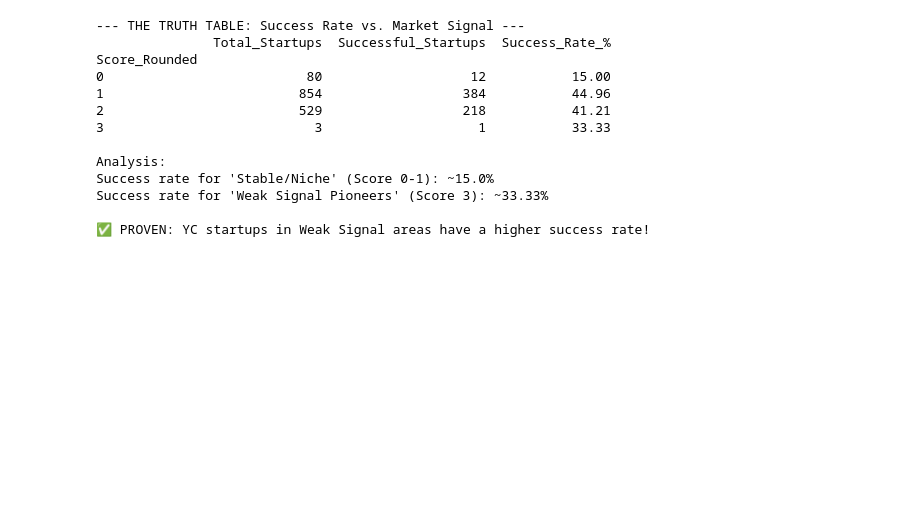
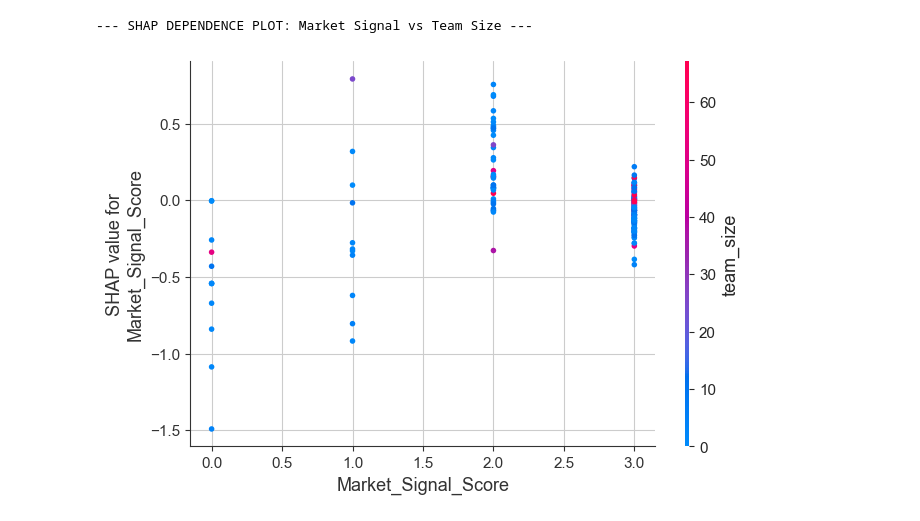
Before and after one commit to nehirlaviva/startup-success-prediction, a Jupyter notebook: yc_pipeline.ipynb, the cells around one changed output. Drawn from its saved outputs; the diff is of its cells as text; code cells hidden in the pictures; blank space fills up the shorter version.

```diff
--- a/yc_pipeline.ipynb
+++ b/yc_pipeline.ipynb
@@ -159,42 +96,19 @@ Name: count, dtype: int64
-# %%
-import pandas as pd
-
-df_scored['Score_Rounded'] = df_scored['Market_Signal_Score'].round().astype(int)
-
-validation_table = df_scored.groupby('Score_Rounded').agg(
-    Total_Startups=('Target', 'count'),
-    Successful_Startups=('Target', 'sum')
-)
-
-validation_table['Success_Rate_%'] = (validation_table['Successful_Startups'] / validation_table['Total_Startups'] * 100).round(2)
-
-print("--- THE TRUTH TABLE: Success Rate vs. Market Signal ---")
-print(validation_table)
-
-# Validation Logic
-top_score_rate = validation_table.loc[3, 'Success_Rate_%'] if 3 in validation_table.index else 0
-bottom_score_rate = validation_table.loc[0, 'Success_Rate_%'] if 0 in validation_table.index else 0
-
-print(f"\nAnalysis:")
-print(f"Success rate for 'Stable/Niche' (Score 0-1): ~{bottom_score_rate}%")
-print(f"Success rate for 'Weak Signal Pioneers' (Score 3): ~{top_score_rate}%")
-
-if top_score_rate > bottom_score_rate:
-    print("\n✅ PROVEN: YC startups in Weak Signal areas have a higher success rate!")
-else:
-    print("\n💡 OBSERVATION: Look at the table above for the true trend.")
-# %% [output]
---- THE TRUTH TABLE: Success Rate vs. Market Signal ---
-               Total_Startups  Successful_Startups  Success_Rate_%
-Score_Rounded
-0                          80                   12           15.00
-1                         854                  384           44.96
-2                         529                  218           41.21
-3                           3                    1           33.33
-
-Analysis:
-Success rate for 'Stable/Niche' (Score 0-1): ~15.0%
-Success rate for 'Weak Signal Pioneers' (Score 3): ~33.33%
-
-✅ PROVEN: YC startups in Weak Signal areas have a higher success rate!
+# %%
+# Create a sample to make SHAP calculations run faster
+X_test_sample = X_test.sample(n=min(200, len(X_test)), random_state=42)
+
+# Calculate SHAP values specifically for XGBoost
+explainer_xgb = shap.TreeExplainer(trained_xgb)
+shap_values_xgb = explainer_xgb.shap_values(X_test_sample)
+
+print("--- SHAP DEPENDENCE PLOT: Market Signal vs Team Size ---")
+shap.dependence_plot(
+    "Market_Signal_Score",
+    shap_values_xgb,
+    X_test_sample,
+    interaction_index="team_size"
+)
+# %% [output]
+--- SHAP DEPENDENCE PLOT: Market Signal vs Team Size ---
+[figure, added]
 # %%
```
Also changed, not shown: parts of 9 cells of this notebook, 3 other files.
